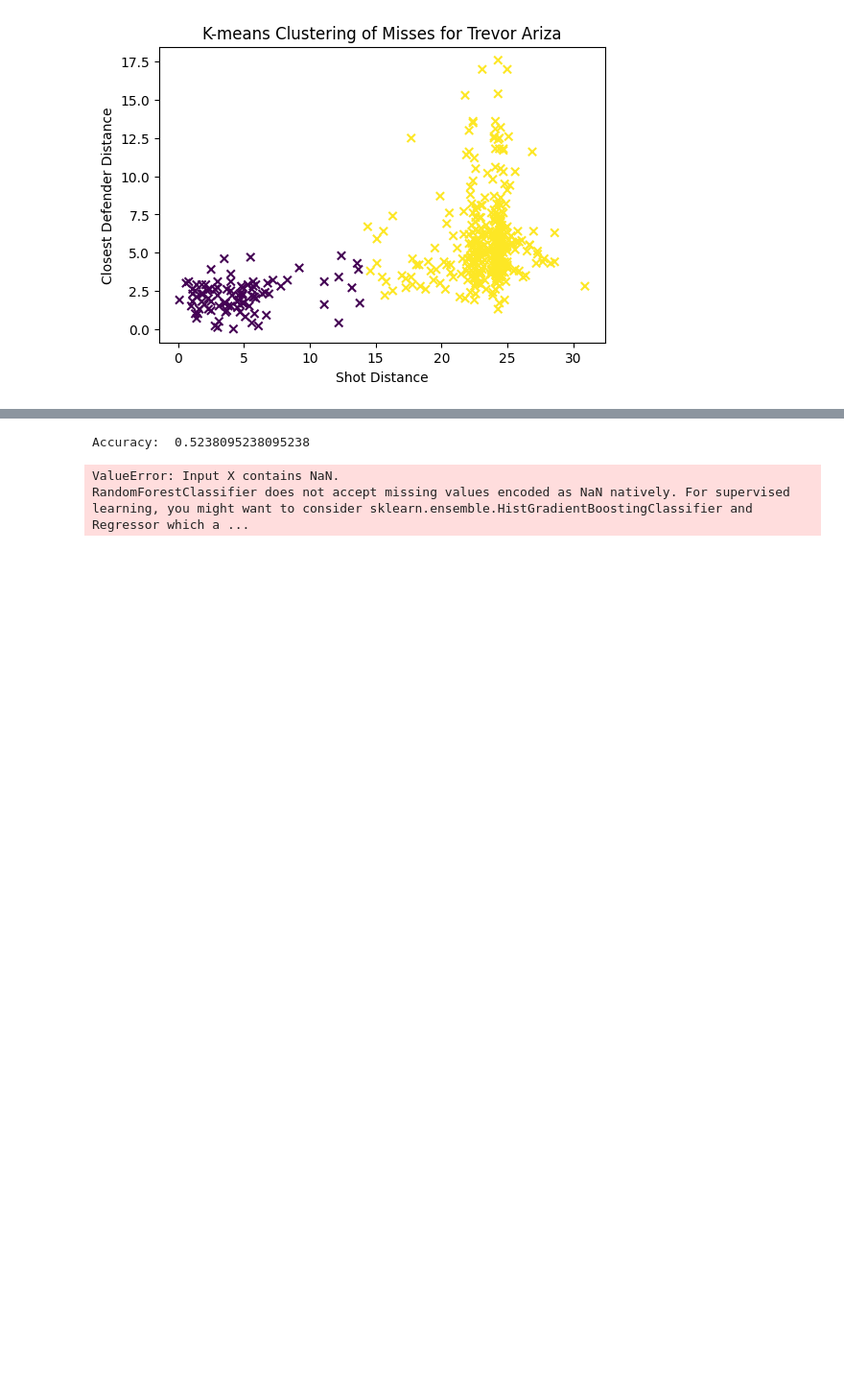
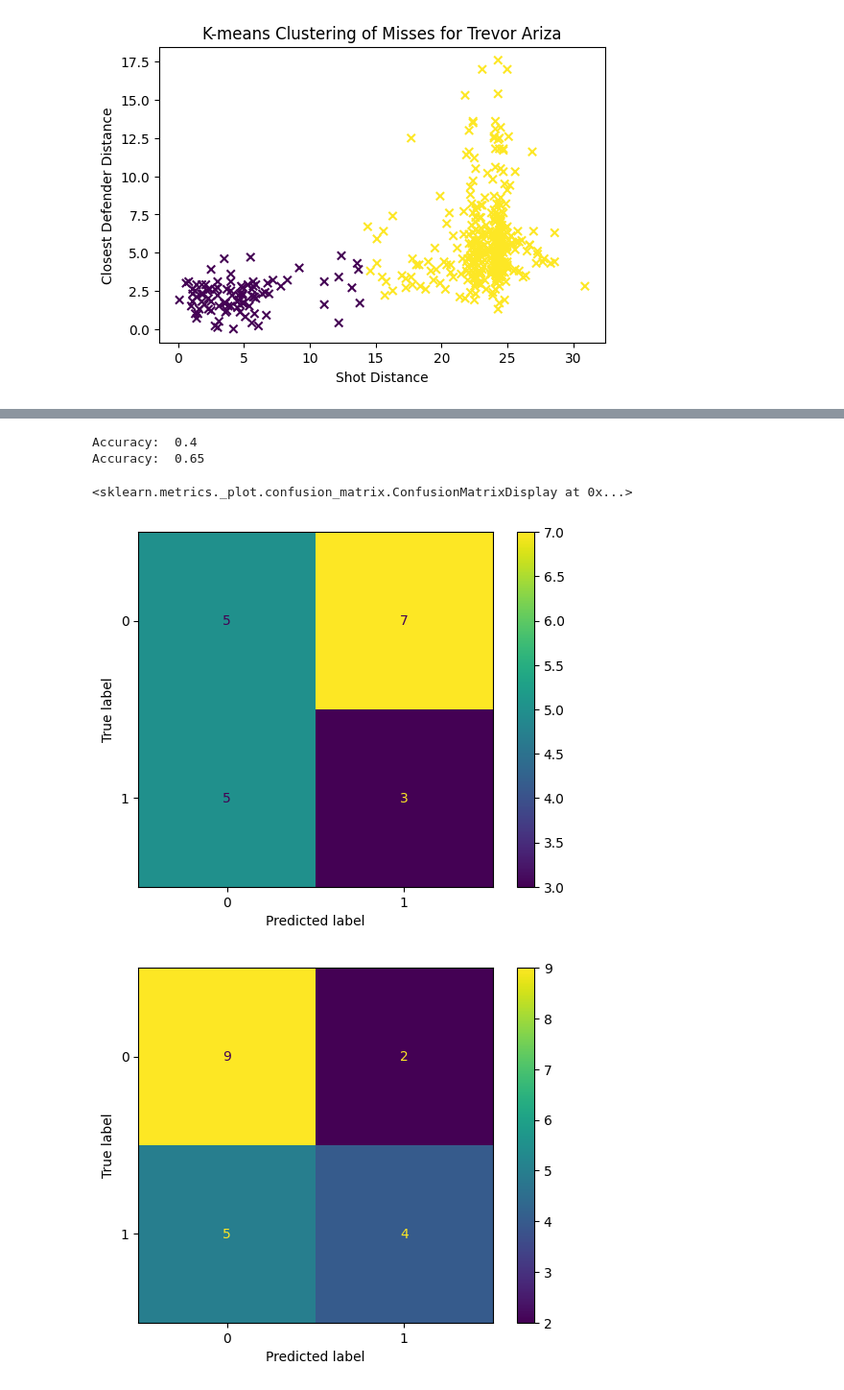
Before and after one commit to elee7587/NBA-shotlog, a Jupyter notebook: shot-log.ipynb, the cells around one changed output, grey strips where cells are left out. Shown: that part at 96% size. Cells and saved outputs as stored; diff of their text form; code cells hidden in the pictures; blank space fills up the shorter version.

Commit message:
implement function to test rf and dt automatically

```diff
--- a/shot-log.ipynb
+++ b/shot-log.ipynb
@@ -53,9 +54,8 @@ def clean_data(df):
 clean_data(df)
 # %%
 #df.info()
-names_df.sample(n=10, axis=0)
-df_filled = df.fillna(0)
-df_filled.head()
+df = df.fillna(0)
+df.head()
 # %% [output]
 |  | GAME_ID | MATCHUP | LOCATION | W | FINAL_MARGIN | SHOT_NUMBER | PERIOD | GAME_CLOCK | SHOT_CLOCK | ... |
 | 0 | 21400899 | CHA @ BKN | A | W | 24 | 1 | 1 | 1:09 | 10.8 | ... |
@@ -294,7 +294,7 @@ def defender_input():
     #d_last = d_last.strip().lower().capitalize()
     d_name = d_last + ", " + d_first
     d_df = df[df['CLOSEST_DEFENDER'] == d_name]
-    d_df = d_df[d_df['CLOSE_DEF_DIST'] <= 4]
+    d_df = d_df[d_df['CLOSE_DEF_DIST'] <= 2]
     #defender_df.head()
 
     #separate into paint, close range, midrange, 3pt
@@ -324,8 +324,9 @@ def dec_tree(d_df, feature_cols):
     clf = DecisionTreeClassifier()
     clf = clf.fit(X_train, y_train)
     y_pred = clf.predict(X_test)
-    print("Accuracy: ", metrics.accuracy_score(y_test, y_pred))
-    return y_test, y_pred
+    accuracy = metrics.accuracy_score(y_test, y_pred)
+    #print("Accuracy: ", accuracy)
+    return y_test, y_pred, accuracy
 def rand_for(d_df, feature_cols):
     X_rf = d_df[feature_cols]
     y_rf = d_df.SHOT_RESULT
@@ -333,8 +334,9 @@ def rand_for(d_df, feature_cols):
     rf = RandomForestClassifier()
     rf.fit(X_train_rf, y_train_rf)
     y_pred_rf = rf.predict(X_test_rf)
-    print("Accuracy: ", metrics.accuracy_score(y_test_rf, y_pred_rf))
-    return y_test_rf, y_pred_rf
+    accuracy = metrics.accuracy_score(y_test_rf, y_pred_rf)
+    #print("Accuracy: ", accuracy)
+    return y_test_rf, y_pred_rf, accuracy
 # %%
 #get the defender's df where the only defender shown is the one input, and where the defender actually can affect the shot
 d_df, d_df_paint, d_df_mr, d_df_3pt = defender_input()
@@ -360,12 +397,14 @@ memory usage: 71.8+ KB
 # %%
-feature_cols = ['SHOT_DIST', 'CLOSE_DEF_DIST', 'SHOT_CLOCK']
+feature_cols = ['SHOT_DIST', 'CLOSE_DEF_DIST', 'SHOT_CLOCK', 'TOUCH_TIME']
 y_test, y_pred = dec_tree(d_df, feature_cols)
 y_test_rf, y_pred_rf = rand_for(d_df, feature_cols)
 cm = confusion_matrix(y_test, y_pred)
 ConfusionMatrixDisplay(confusion_matrix=cm).plot()
 cm_rf = confusion_matrix(y_test_rf, y_pred_rf)
 ConfusionMatrixDisplay(confusion_matrix=cm_rf).plot()
 # %% [output]
-Accuracy:  0.5238095238095238
+Accuracy:  0.4
+Accuracy:  0.65
-ValueError: Input X contains NaN.
-RandomForestClassifier does not accept missing values encoded as NaN natively. For supervised learning, you might want to consider sklearn.ensemble.HistGradientBoostingClassifier and Regressor which a ...
+<sklearn.metrics._plot.confusion_matrix.ConfusionMatrixDisplay at 0x...>
+[figure, added]
+[figure, added]
```
Also changed, not shown: parts of 5 cells of this notebook.
